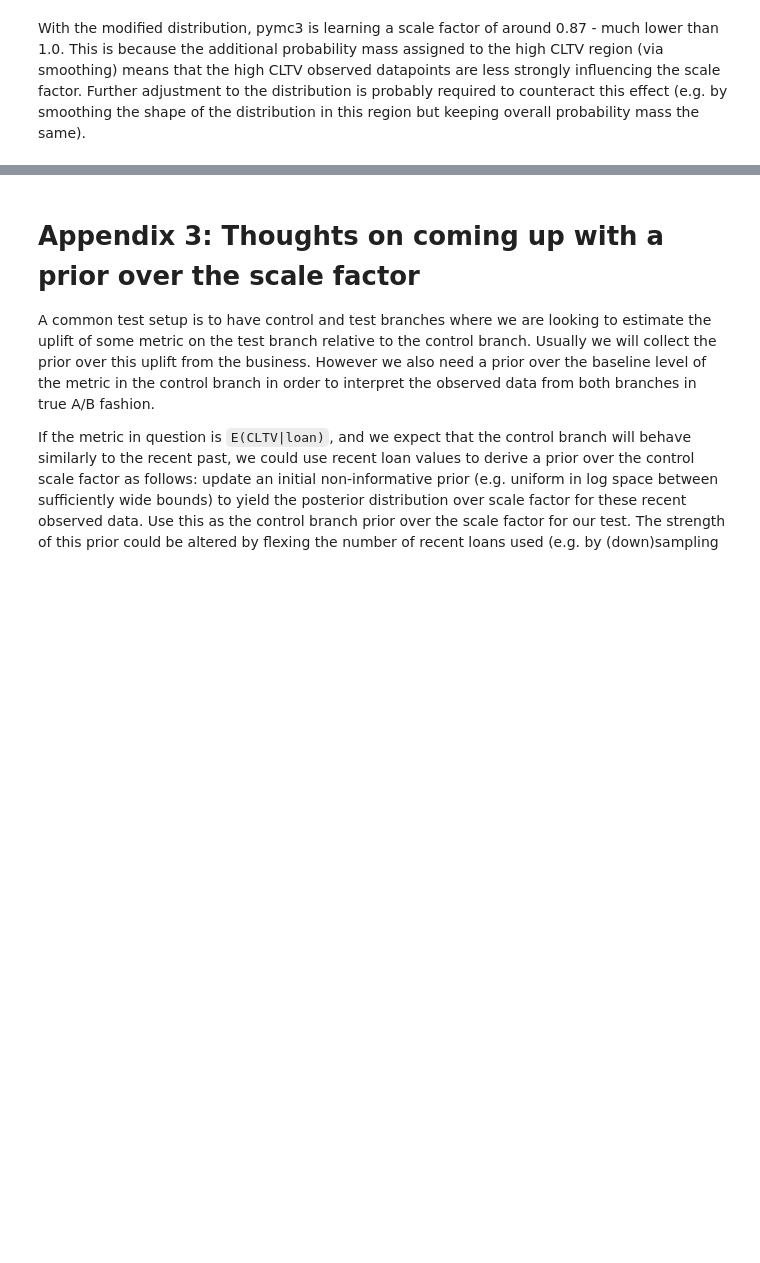
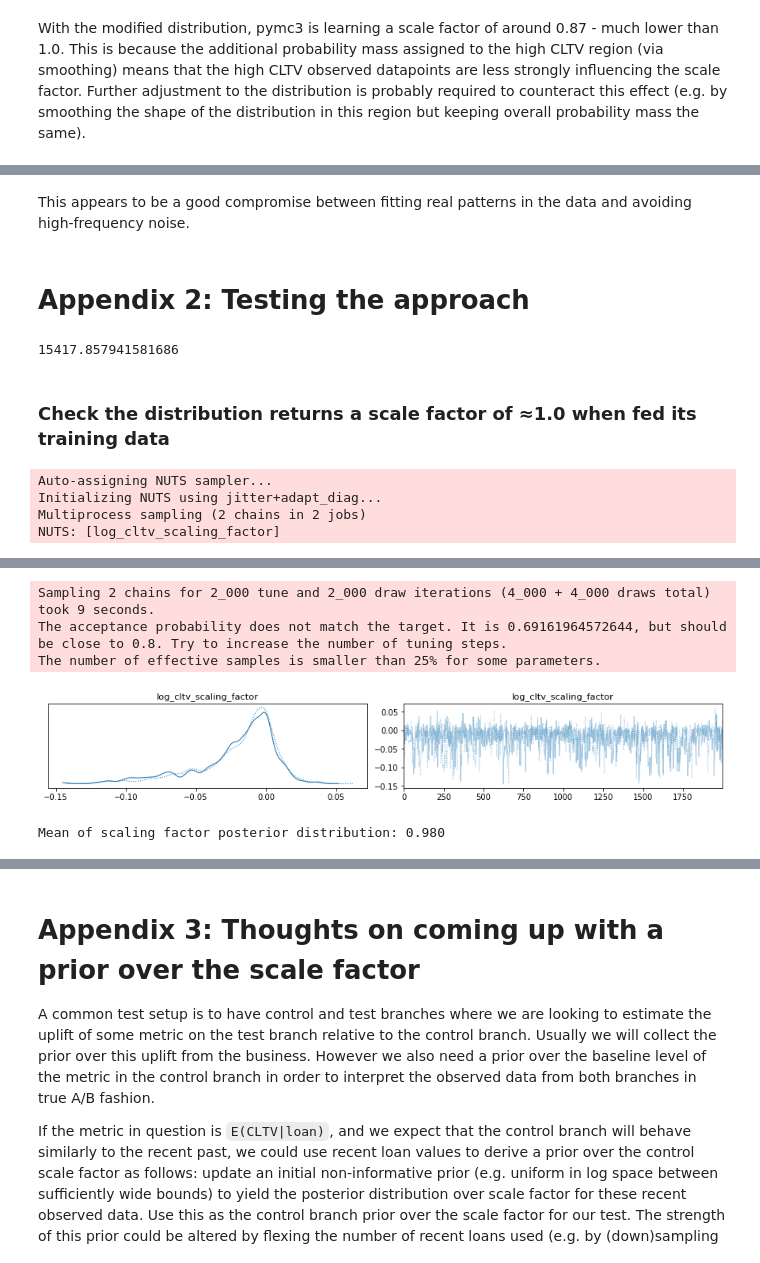
Before and after one commit to jackru/huge-lqg, a Jupyter notebook: bayes/empirical_distribution.ipynb, the cells around one changed output, grey strips where cells are left out. Saved outputs shown, nothing was run; the diff lists cells and outputs as text; code cells hidden in the pictures; blank space fills up the shorter version.

```diff
--- a/bayes/empirical_distribution.ipynb
+++ b/bayes/empirical_distribution.ipynb
@@ -452,17 +303,0 @@ Mean of scaling factor posterior distribution: 0.980
-# %%
-obs_cltv = np.array(empirical_cltvs.sort_values()) * np.exp(0.6)
-
-with pm.Model() as cltv_model4:
-    # prior
-    log_cltv_scaling_factor = pm.Uniform('log_cltv_scaling_factor', -2.0, 2.0)
-
-    # this returns the correct density in the transformed space
-    def scaled_empirical_logp(value):
-        return empirical_cltv_dist4.logp(value/tt.exp(log_cltv_scaling_factor)) - log_cltv_scaling_factor
-
-    # parameterisation
-    cltv = pm.DensityDist('cltv', scaled_empirical_logp, observed=obs_cltv)
-
-    # plot
-    log_cltv_scale_prior_trace4 = pm.sample(tune=2000, draws=2000, return_inferencedata=True)
-    pm.plot_trace(log_cltv_scale_prior_trace4)
@@ -663,0 +406,31 @@ Mean of scaling factor posterior distribution: 0.915
+# %% [markdown]
+This appears to be a good compromise between fitting real patterns in the data and avoiding high-frequency noise.
+# %% [markdown]
+# Appendix 2: Testing the approach
+# %%
+empirical_cltv_dist4_mean = empirical_cltv_dist4.random(size=10000000).mean()
+empirical_cltv_dist4_mean
+# %% [output]
+15417.857941581686
+# %% [markdown]
+### Check the distribution returns a scale factor of ≈1.0 when fed its training data
+# %%
+with pm.Model() as cltv_model4:
+    # prior
+    log_cltv_scaling_factor = pm.Uniform('log_cltv_scaling_factor', -1.0, 1.0)
+
+    # this returns the correct density in the transformed space
+    def scaled_empirical_logp(value):
+        return empirical_cltv_dist4.logp(value/tt.exp(log_cltv_scaling_factor)) - log_cltv_scaling_factor
+
+    # parameterisation
+    cltv = pm.DensityDist('cltv', scaled_empirical_logp, observed=np.array(empirical_cltvs))
+
+    # plot
+    log_cltv_scale_prior_trace4 = pm.sample(tune=2000, draws=2000, return_inferencedata=True)
+    pm.plot_trace(log_cltv_scale_prior_trace4)
+# %% [output]
+Auto-assigning NUTS sampler...
+Initializing NUTS using jitter+adapt_diag...
+Multiprocess sampling (2 chains in 2 jobs)
+NUTS: [log_cltv_scaling_factor]
@@ -663,0 +438,9 @@ Mean of scaling factor posterior distribution: 0.915
+Sampling 2 chains for 2_000 tune and 2_000 draw iterations (4_000 + 4_000 draws total) took 9 seconds.
+The acceptance probability does not match the target. It is 0.69161964572644, but should be close to 0.8. Try to increase the number of tuning steps.
+The number of effective samples is smaller than 25% for some parameters.
+[figure, added]
+# %%
+posterior_mean = np.exp(log_cltv_scale_prior_trace4.posterior.log_cltv_scaling_factor.values).mean()
+print(f'Mean of scaling factor posterior distribution: {posterior_mean:.3f}')
+# %% [output]
+Mean of scaling factor posterior distribution: 0.980
```
Also changed, not shown: parts of 74 cells of this notebook.
